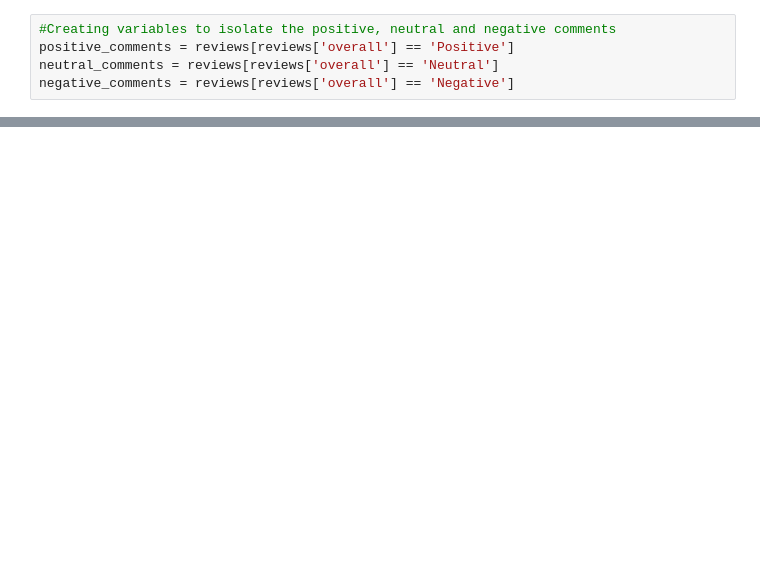
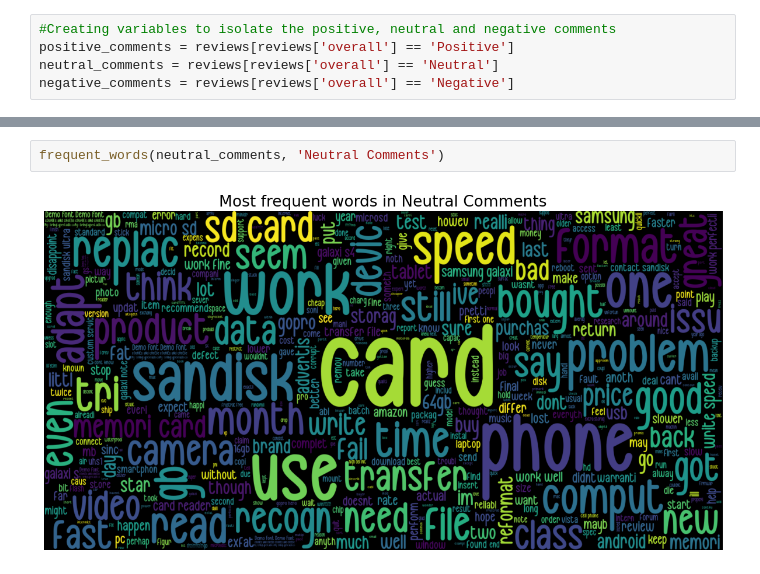
Before and after one commit to AutomationKay/Data-Science-, a Jupyter notebook: Amazon Review Sentiment Analysis/notebooks/Reviews.ipynb, the cells around one changed output, grey strips where cells are left out. Saved outputs shown, nothing was run; the diff lists cells and outputs as text; blank space fills up the shorter version.

```diff
--- a/Amazon Review Sentiment Analysis/notebooks/Reviews.ipynb
+++ b/Amazon Review Sentiment Analysis/notebooks/Reviews.ipynb
@@ -237,0 +234,4 @@ ValueError: Only supported for TrueType fonts
+# %%
+frequent_words(neutral_comments, 'Neutral Comments')
+# %% [output]
+[figure, added]
```
Also changed, not shown: parts of 40 cells of this notebook.
